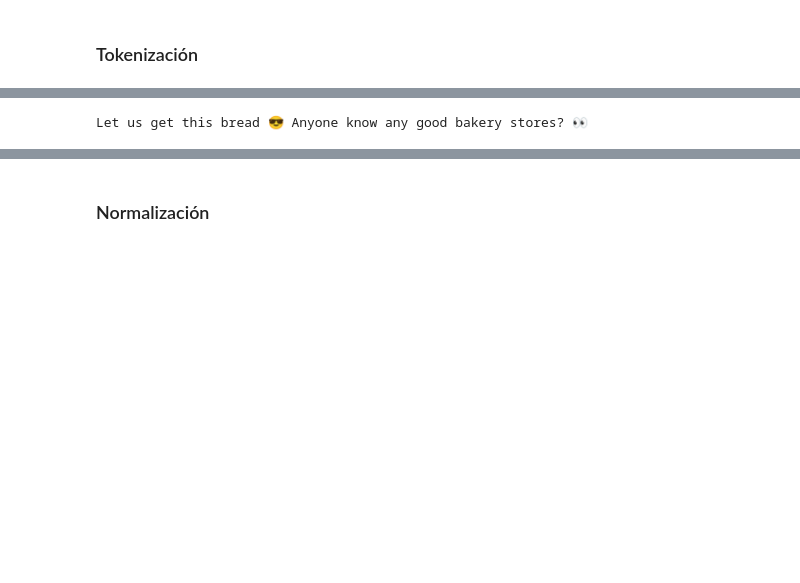
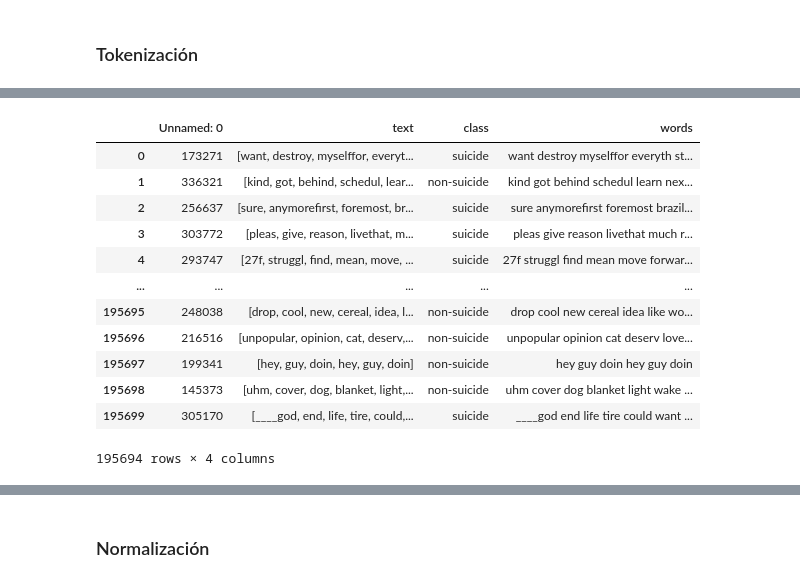
Before and after one commit to PedroVallejoSeade/Proyecto_IN_2022-20, a Jupyter notebook: PreparacionDatos.ipynb, the cells around one changed output, grey strips where cells are left out. Cells and saved outputs as stored; diff of their text form; code cells hidden in the pictures; blank space fills up the shorter version.

```diff
--- a/PreparacionDatos.ipynb
+++ b/PreparacionDatos.ipynb
@@ -225,3 +218,3 @@ I know there is still some hope but i tired keep fighting it is pointless , i ha
 # %%
-data_t['text'] = data_t['text'].apply(word_tokenize) #Aplica la eliminación del ruido
+data_t['words'] = data_t['text'].apply(word_tokenize) #Aplica la eliminación del ruido
 data_t.head()
@@ -230,7 +221,7 @@ KeyboardInterrupt:
 # %%
 for t in tqdm(range(len(data_t))):
     try:
-        data_t['text'][t]=remove_stopwords(remove_non_ascii(remove_punctuation(replace_numbers(to_lowercase(data_t['text'][t])))))
+        data_t['text'][t]=remove_stopwords(remove_non_ascii(remove_punctuation(replace_numbers(word_tokenize(to_lowercase(data_t['text'][t]))))))
     except:
         print(t,data_t['text'][t])
 # %% [output]
@@ -247,7 +275,18 @@ for t in range(len(data_t)):
-# %%
-print(contractions.fix(data['text'][5]))
-# %% [output]
-Let us get this bread 😎 Anyone know any good bakery stores? 👀
-# %%
-data_t['words'] = data_t['Message'].apply(word_tokenize).apply(preprocessing) #Aplica la eliminación del ruido
-data_t.head()
+# %%
+data_t=data_t.drop([57369,80946,112190,130015,161319,183292])
+# %%
+data_t
+# %% [output]
+|  | Unnamed: 0 | text | class | words |
+| 0 | 173271 | [want, destroy, myselffor, everyt... | suicide | want destroy myselffor everyth st... |
+| 1 | 336321 | [kind, got, behind, schedul, lear... | non-suicide | kind got behind schedul learn nex... |
+| 2 | 256637 | [sure, anymorefirst, foremost, br... | suicide | sure anymorefirst foremost brazil... |
+| 3 | 303772 | [pleas, give, reason, livethat, m... | suicide | pleas give reason livethat much r... |
+| 4 | 293747 | [27f, struggl, find, mean, move, ... | suicide | 27f struggl find mean move forwar... |
+| ... | ... | ... | ... | ... |
+| 195695 | 248038 | [drop, cool, new, cereal, idea, l... | non-suicide | drop cool new cereal idea like wo... |
+| 195696 | 216516 | [unpopular, opinion, cat, deserv,... | non-suicide | unpopular opinion cat deserv love... |
+| 195697 | 199341 | [hey, guy, doin, hey, guy, doin] | non-suicide | hey guy doin hey guy doin |
+| 195698 | 145373 | [uhm, cover, dog, blanket, light,... | non-suicide | uhm cover dog blanket light wake ... |
+| 195699 | 305170 | [____god, end, life, tire, could,... | suicide | ____god end life tire could want ... |
+195694 rows × 4 columns
```
Also changed, not shown: parts of 18 cells of this notebook.
